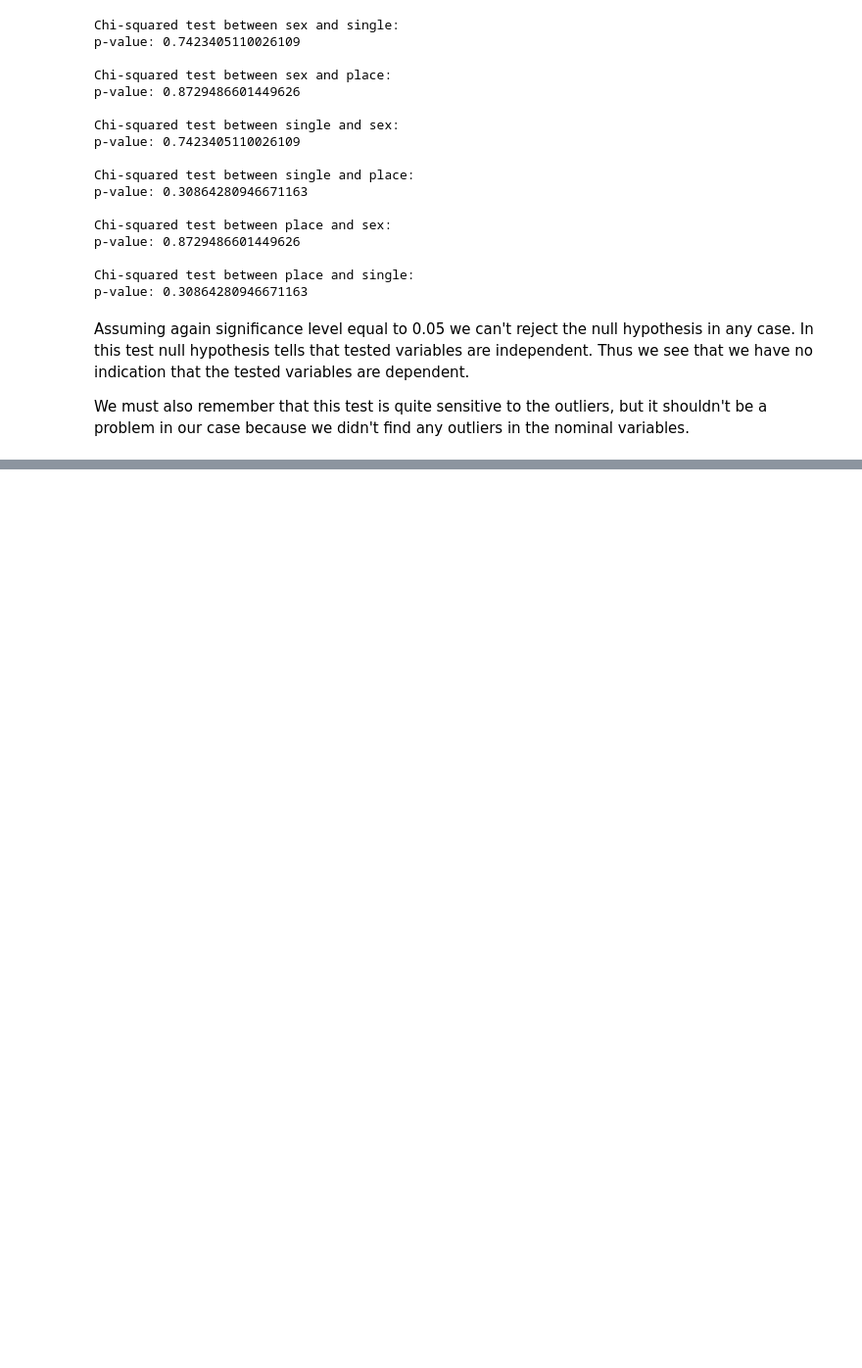
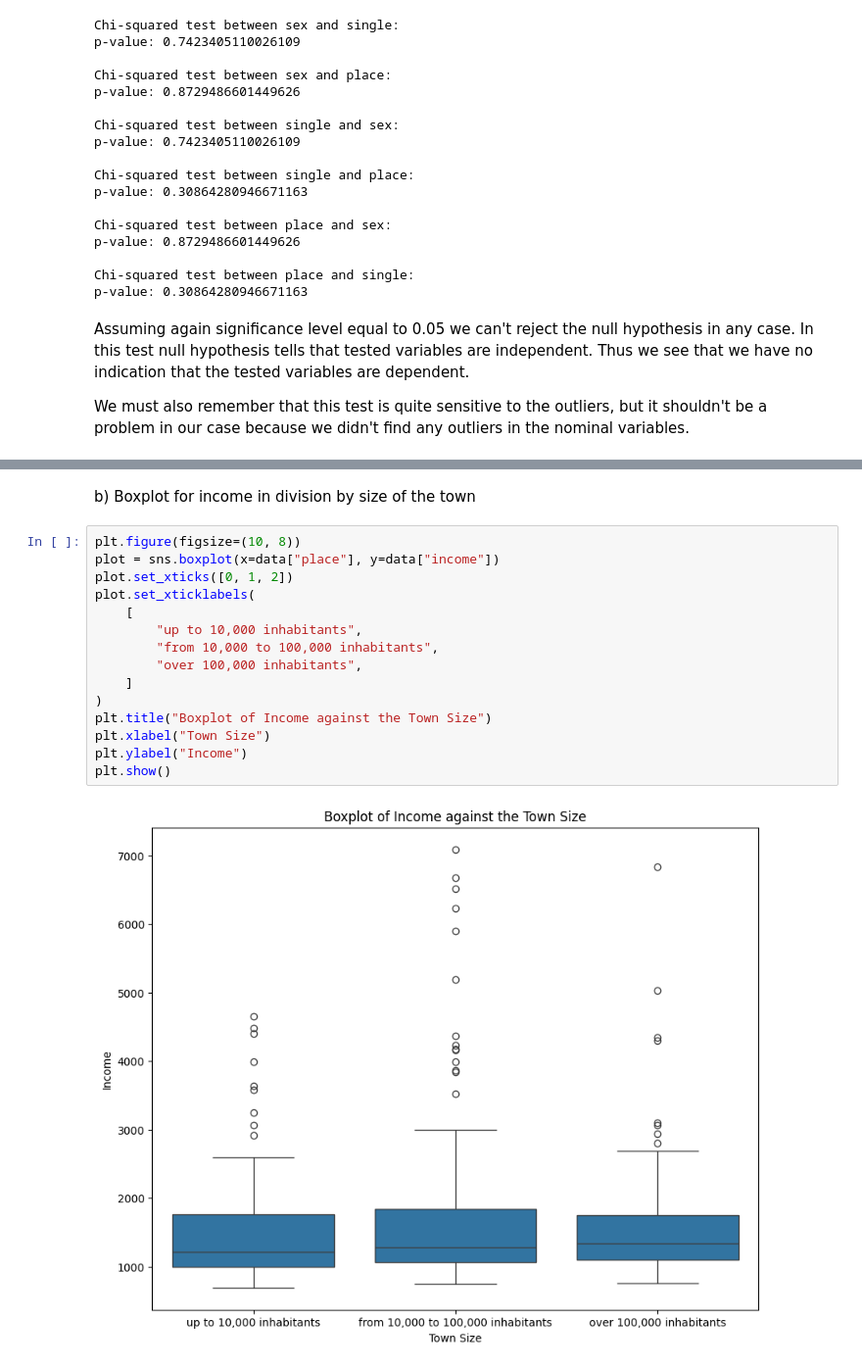
Before and after one commit to Sivvak/sml, a Jupyter notebook: hw1/SML_project1.ipynb, the cells around one changed output, grey strips where cells are left out. Shown at 98% size. Saved outputs shown, nothing was run; the diff lists cells and outputs as text; blank space fills up the shorter version.

```diff
--- a/hw1/SML_project1.ipynb
+++ b/hw1/SML_project1.ipynb
@@ -332,0 +372,19 @@ We must also remember that this test is quite sensitive to the outliers, but it
+# %% [markdown]
+b) Boxplot for income in division by size of the town
+# %%
+plt.figure(figsize=(10, 8))
+plot = sns.boxplot(x=data["place"], y=data["income"])
+plot.set_xticks([0, 1, 2])
+plot.set_xticklabels(
+    [
+        "up to 10,000 inhabitants",
+        "from 10,000 to 100,000 inhabitants",
+        "over 100,000 inhabitants",
+    ]
+)
+plt.title("Boxplot of Income against the Town Size")
+plt.xlabel("Town Size")
+plt.ylabel("Income")
+plt.show()
+# %% [output]
+[figure, added]
```
Also changed, not shown: parts of 15 cells of this notebook.
